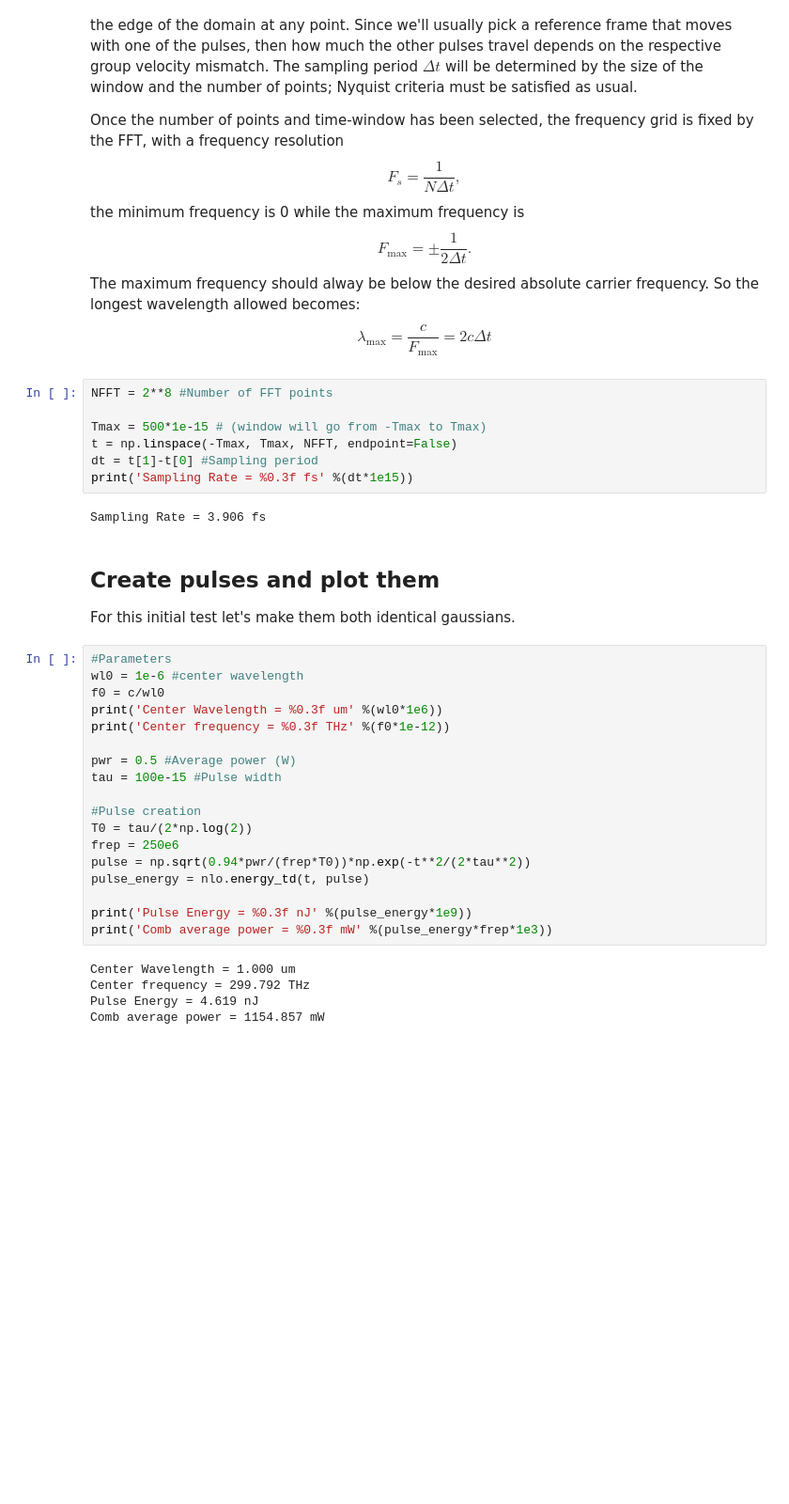
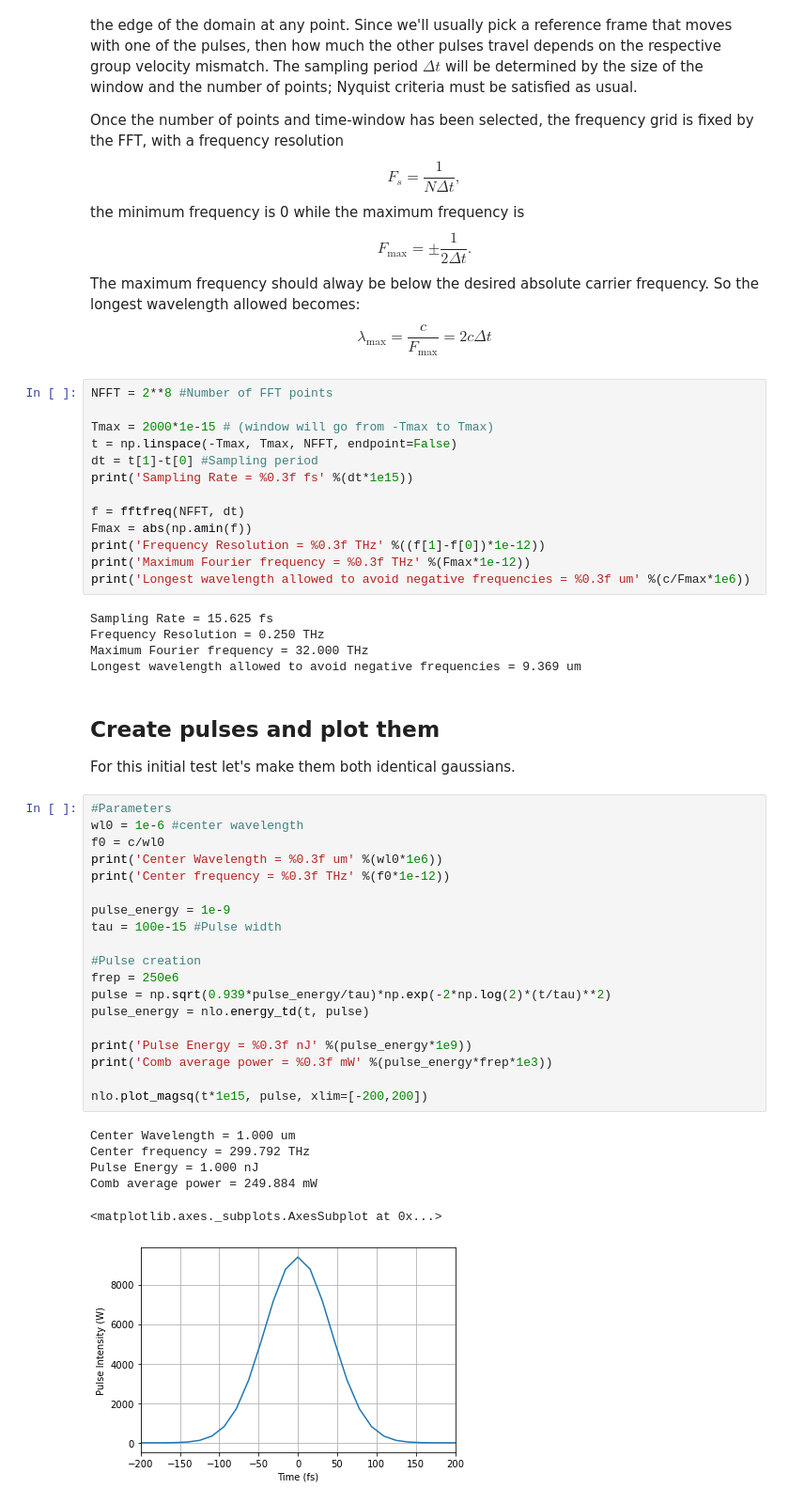
Before and after one commit to ledezmaluism/snow, a Jupyter notebook: Notebooks/Propagation_test_linear.ipynb, the cells around one changed output. Shown at 94% size. Cells and saved outputs as stored; diff of their text form; blank space fills up the shorter version.

```diff
--- a/Notebooks/Propagation_test_linear.ipynb
+++ b/Notebooks/Propagation_test_linear.ipynb
@@ -30,12 +30,21 @@ $$ \lambda_{\mathrm{max}} = \frac{c}{F_{\mathrm{max}}} = 2c\Delta t $$
 # %%
 NFFT = 2**8 #Number of FFT points
 
-Tmax = 500*1e-15 # (window will go from -Tmax to Tmax)
+Tmax = 2000*1e-15 # (window will go from -Tmax to Tmax)
 t = np.linspace(-Tmax, Tmax, NFFT, endpoint=False)
 dt = t[1]-t[0] #Sampling period
 print('Sampling Rate = %0.3f fs' %(dt*1e15))
+
+f = fftfreq(NFFT, dt)
+Fmax = abs(np.amin(f))
+print('Frequency Resolution = %0.3f THz' %((f[1]-f[0])*1e-12))
+print('Maximum Fourier frequency = %0.3f THz' %(Fmax*1e-12))
+print('Longest wavelength allowed to avoid negative frequencies = %0.3f um' %(c/Fmax*1e6))
 # %% [output]
-Sampling Rate = 3.906 fs
+Sampling Rate = 15.625 fs
+Frequency Resolution = 0.250 THz
+Maximum Fourier frequency = 32.000 THz
+Longest wavelength allowed to avoid negative frequencies = 9.369 um
 # %% [markdown]
 ## Create pulses and plot them
 
@@ -43,23 +52,26 @@ For this initial test let's make them both identical gaussians.
 # %%
 #Parameters
 wl0 = 1e-6 #center wavelength
 f0 = c/wl0
 print('Center Wavelength = %0.3f um' %(wl0*1e6))
 print('Center frequency = %0.3f THz' %(f0*1e-12))
 
-pwr = 0.5 #Average power (W)
+pulse_energy = 1e-9
 tau = 100e-15 #Pulse width
 
 #Pulse creation
-T0 = tau/(2*np.log(2))
 frep = 250e6
-pulse = np.sqrt(0.94*pwr/(frep*T0))*np.exp(-t**2/(2*tau**2))
+pulse = np.sqrt(0.939*pulse_energy/tau)*np.exp(-2*np.log(2)*(t/tau)**2)
 pulse_energy = nlo.energy_td(t, pulse)
 
 print('Pulse Energy = %0.3f nJ' %(pulse_energy*1e9))
 print('Comb average power = %0.3f mW' %(pulse_energy*frep*1e3))
+
+nlo.plot_magsq(t*1e15, pulse, xlim=[-200,200])
 # %% [output]
 Center Wavelength = 1.000 um
 Center frequency = 299.792 THz
-Pulse Energy = 4.619 nJ
-Comb average power = 1154.857 mW
+Pulse Energy = 1.000 nJ
+Comb average power = 249.884 mW
+<matplotlib.axes._subplots.AxesSubplot at 0x...>
+[figure, added]
```
Also changed, not shown: parts of 14 cells of this notebook.
